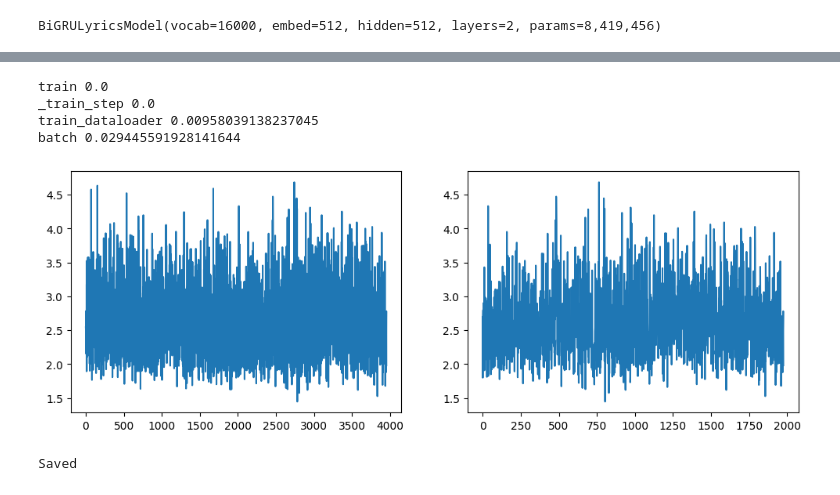
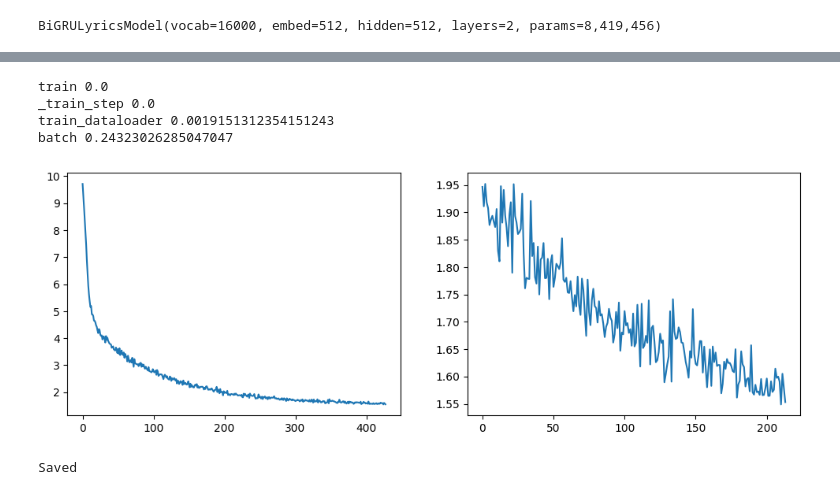
Before and after one commit to Minecraftian14/dl-gen-lyrics, a Jupyter notebook: sandbox/primer_cobalt_sanity_run.ipynb, the cells around one changed output, grey strips where cells are left out. Cells and saved outputs as stored; diff of their text form; code cells hidden in the pictures.

Commit message:
Cobalt Ready for Train

```diff
--- a/sandbox/primer_cobalt_sanity_run.ipynb
+++ b/sandbox/primer_cobalt_sanity_run.ipynb
@@ -89,12 +96,6 @@ except:
     traceback.print_exc()
 # %% [output]
 BiGRULyricsModel(vocab=16000, embed=512, hidden=512, layers=2, params=8,419,456)
-# %%
-try:
-    train_language_model = True
-    print(cobalt.language_model)
-except:
-    traceback.print_exc()
 # %%
 try:
     if train_language_model:
@@ -105,7 +106,7 @@ try:
             # pg['lr'] = 0.0001
             print(pg['lr'])
 
-        # cobalt.language_model.embedding.weight.requires_grad = True
+        cobalt.language_model.embedding.weight.requires_grad = True
         print(cobalt.language_model.embedding.weight.requires_grad)
 
 except:
@@ -116,7 +117,7 @@ True
 # %%
 try:
     if train_language_model:
-        red.language_model.train_model()
+        cobalt.language_model.trainer.train()
 except:
     traceback.print_exc()
 # %% [output]
@@ -146,7 +152,7 @@ KeyboardInterrupt
 # %%
 try:
     if train_language_model:
-        timers = red.language_model.trainer.timer.timers
+        timers = cobalt.language_model.trainer.timer.timers
         for key in timers:
             print(key, timers[key].average)
 except:
@@ -154,20 +160,20 @@ except:
 # %% [output]
 train 0.0
 _train_step 0.0
-train_dataloader 0.00958039138237045
-batch 0.029445591928141644
+train_dataloader 0.0019151312354151243
+batch 0.24323026285047047
 # %%
 try:
     if train_language_model:
-        loss = red.language_model.trainer.loss
+        loss = cobalt.language_model.trainer.loss
         fig, axs = plt.subplots(1, 2, figsize=(12, 4))
         axs[0].plot(loss['train.batch'])
         axs[1].plot(loss['train.batch'][int(0.5 * len(loss['train.batch'])):])
         plt.show()
 except:
     traceback.print_exc()
 # %% [output]
-[figure, old version]
+[figure, new version]
 # %%
 try:
     if train_language_model:
```
Also changed, not shown: parts of 9 cells of this notebook, 3 other files.
